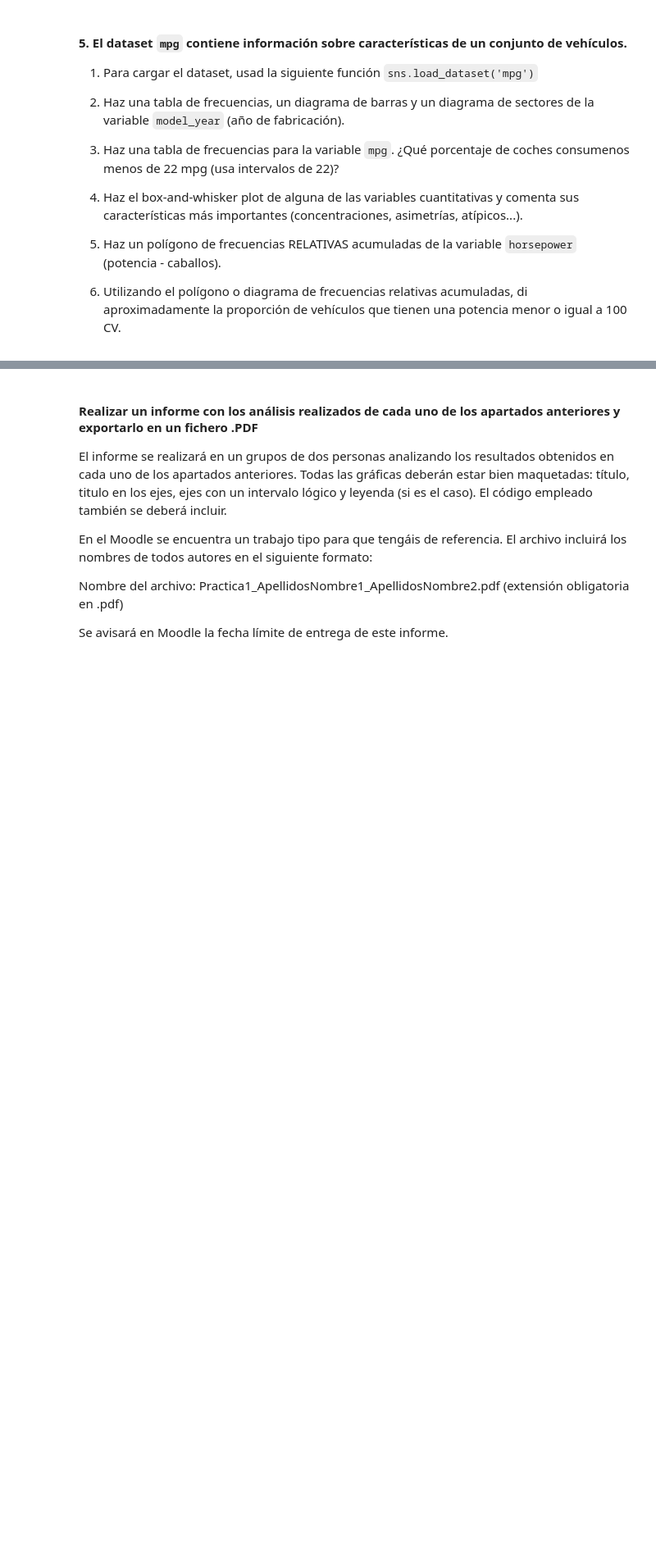
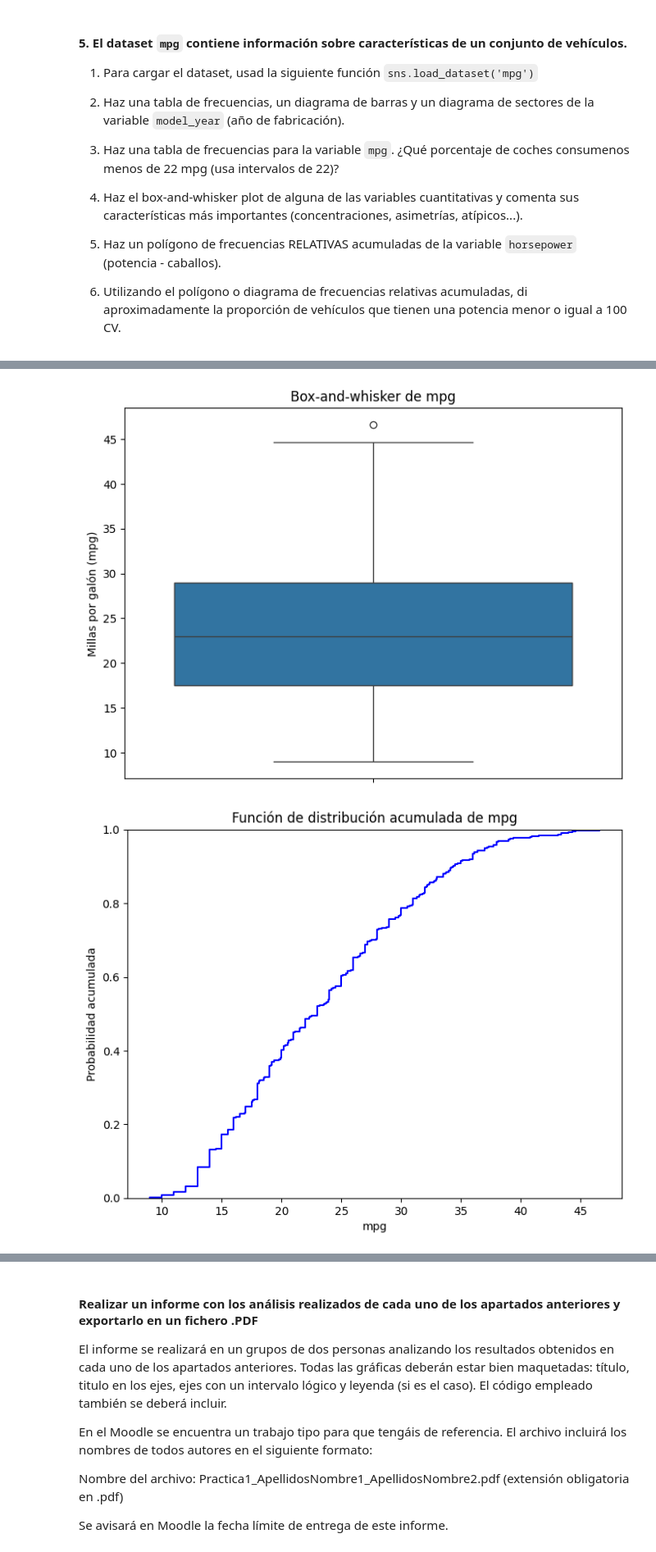
Before and after one commit to rocconeto/code_uni, a Jupyter notebook: CPE/P1/Practica1_GestionDatos_EstUnivariante.ipynb, the cells around one changed output, grey strips where cells are left out. Shown: that part at 82% size. Saved outputs shown, nothing was run; the diff lists cells and outputs as text; code cells hidden in the pictures; blank space fills up the shorter version.

```diff
--- a/CPE/P1/Practica1_GestionDatos_EstUnivariante.ipynb
+++ b/CPE/P1/Practica1_GestionDatos_EstUnivariante.ipynb
@@ -251,3 +267,16 @@ ValueError: If using all scalar values, you must pass an index
 # %%
 #5b. Genera una tabla de frecuencias de la variable 'mpg'.
 #    ¿Qué porcentaje de coches consumenos menos de 22 mpg (usa intervalos de 22)?
+intervalos = np.arange(0, max(mpg['mpg']) + 22, 22)
+mpg['mpg_intervalo'] = pd.cut(mpg['mpg'], bins=intervalos, right=False)
+tabla_frecuencia_mpg = mpg['mpg_intervalo'].value_counts().sort_index()
+
+print("Tabla de frecuencias de mpg:")
+print(tabla_frecuencia_mpg)
+
+# Calcular el porcentaje de coches que consumen menos de 22 mpg
+total_coches = len(mpg)
+coches_menos_22 = tabla_frecuencia_mpg.loc[tabla_frecuencia_mpg.index[0]]
+porcentaje_menos_22 = (coches_menos_22 / total_coches) * 100
+
+print(f"Porcentaje de coches que consumen menos de 22 mpg: {porcentaje_menos_22:.2f}%")
@@ -254,10 +291,21 @@ ValueError: If using all scalar values, you must pass an index
 # %%
 #5c. Genera un box-and-whisker plot de alguna de las variables cuantitativas y
 #    comenta sus características más importantes (concentraciones, asimetrías, atípicos...)
-
-
-
+plt.figure(figsize=(8,6))
+sns.boxplot(y=mpg['mpg'])
+plt.ylabel("Millas por galón (mpg)")
+plt.title("Box-and-whisker de mpg")
+plt.show()
 
 #    BONUS: hay un tipo de gráfico que representa también la función de distribución. Intenta encontrarlo.
+plt.figure(figsize=(8,6))
+sns.ecdfplot(mpg['mpg'], color='blue')
+plt.xlabel("mpg")
+plt.ylabel("Probabilidad acumulada")
+plt.title("Función de distribución acumulada de mpg")
+plt.show()
+# %% [output]
+[figure, added]
+[figure, added]
 # %%
 #5d. Genera un polígono de frecuencias RELATIVAS acumuladas de la variable 'horsepower' (potencia - caballos).
```
Also changed, not shown: parts of 11 cells of this notebook, 1 other file.
